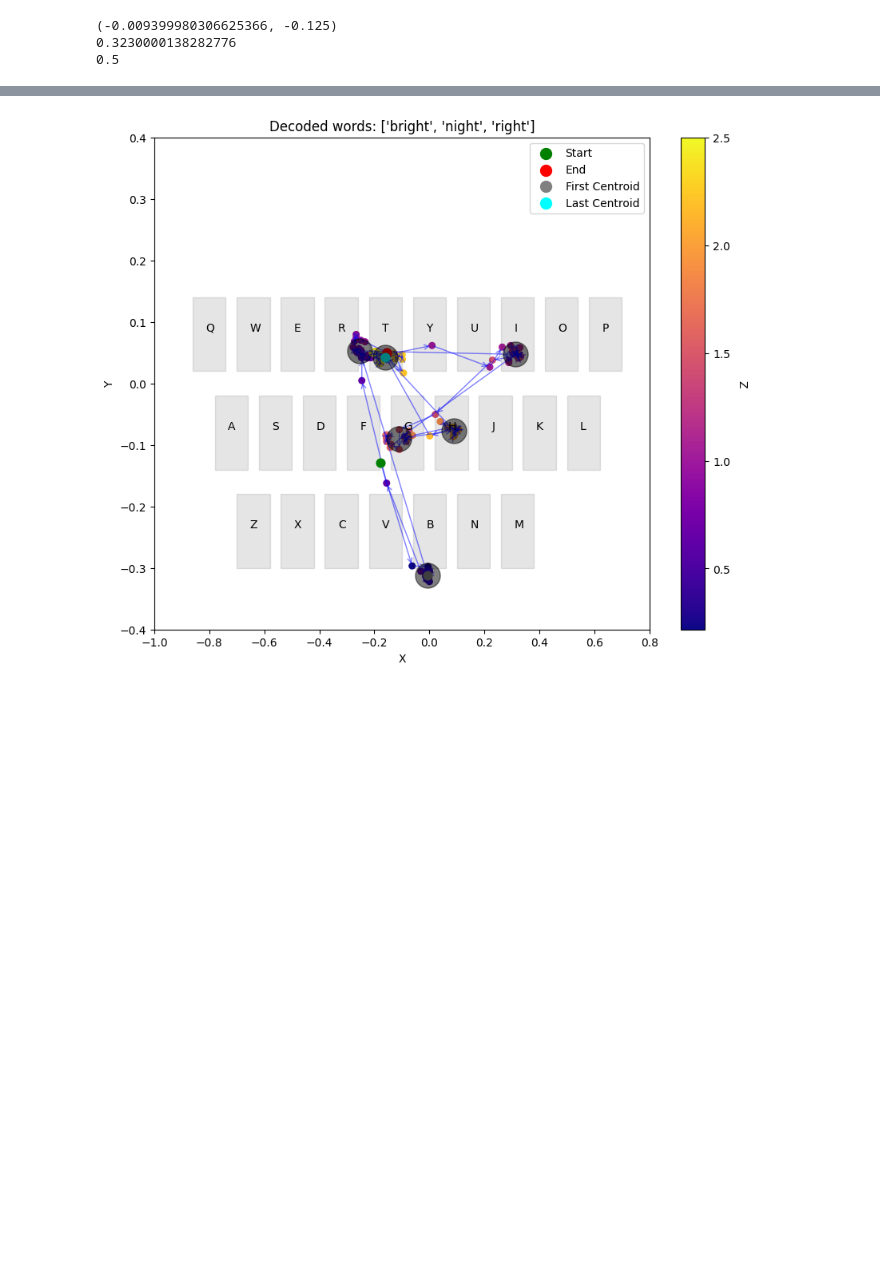
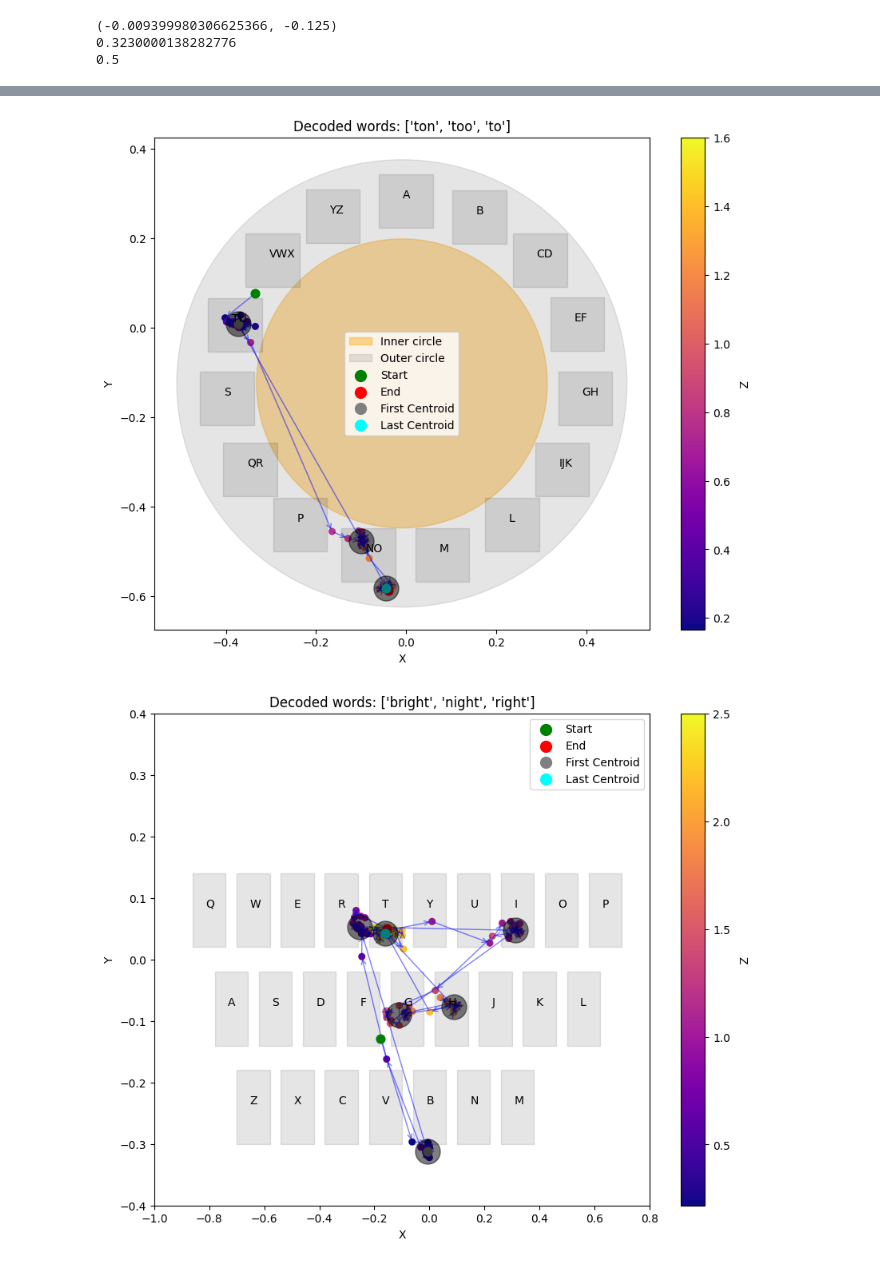
Before and after one commit to JoaoLucasMBC/swEYEpe-decoder, a Jupyter notebook: vis/visualizations.ipynb, the cells around one changed output, grey strips where cells are left out. Cells and saved outputs as stored; diff of their text form; code cells hidden in the pictures; blank space fills up the shorter version.

```diff
--- a/vis/visualizations.ipynb
+++ b/vis/visualizations.ipynb
@@ -469,3 +586,9 @@ plt.show()
+# %%
+all_words, centroids, key_positions_df, gaze_paths, top_words = ProcessEyeData("../eyeData/Arnav_Aidan_no_delete_test/AidanCircle_eyeTracking2024-10-28 12-40-12.txt")
+# %%
+ShowGazePath(all_words, centroids, key_positions_df, gaze_paths, top_words, i=3)
+# %% [output]
+[figure, added]
 # %%
 plt.close()
 # %%
```
Also changed, not shown: parts of 36 cells of this notebook, 8 other files.
